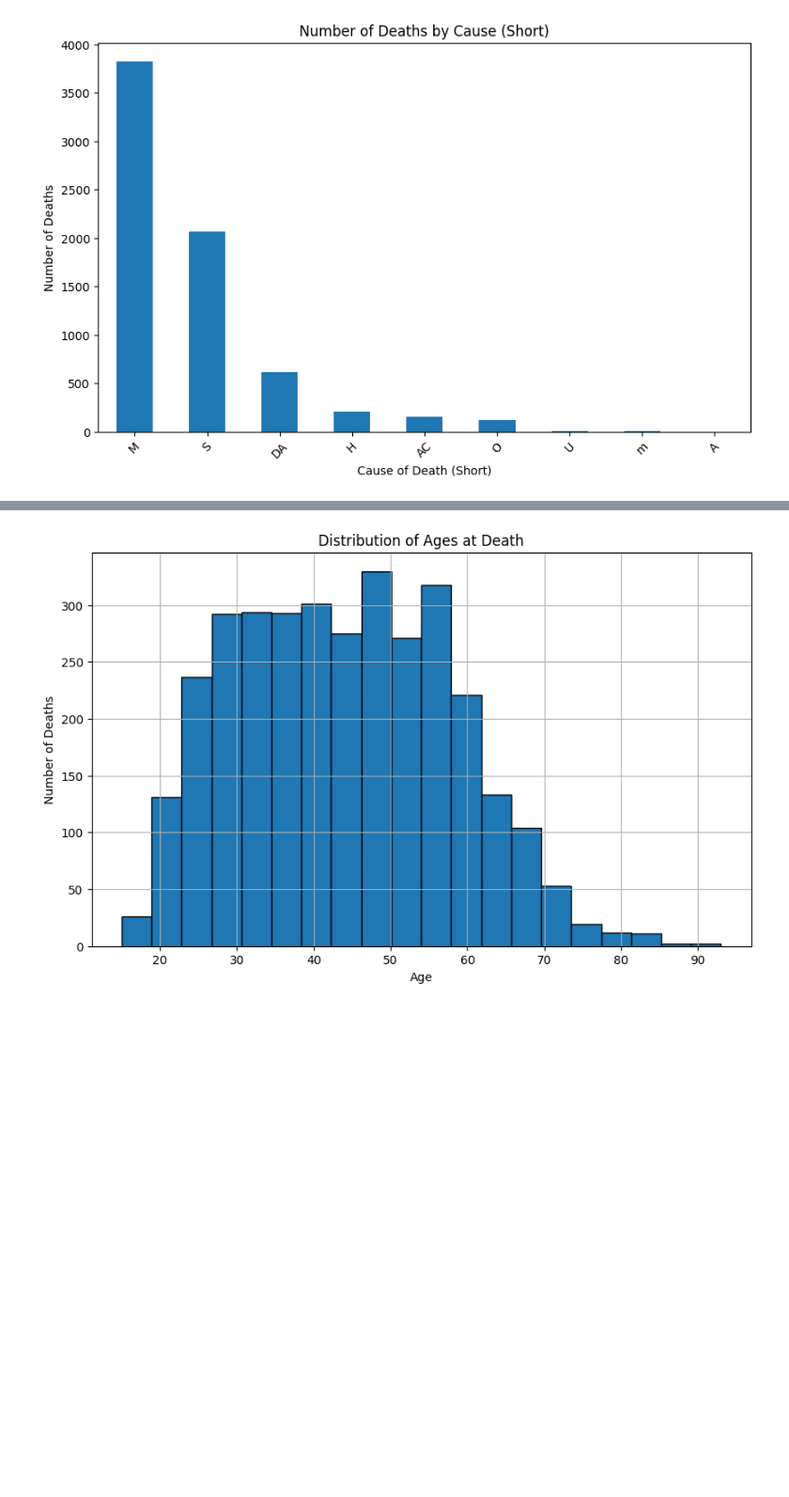
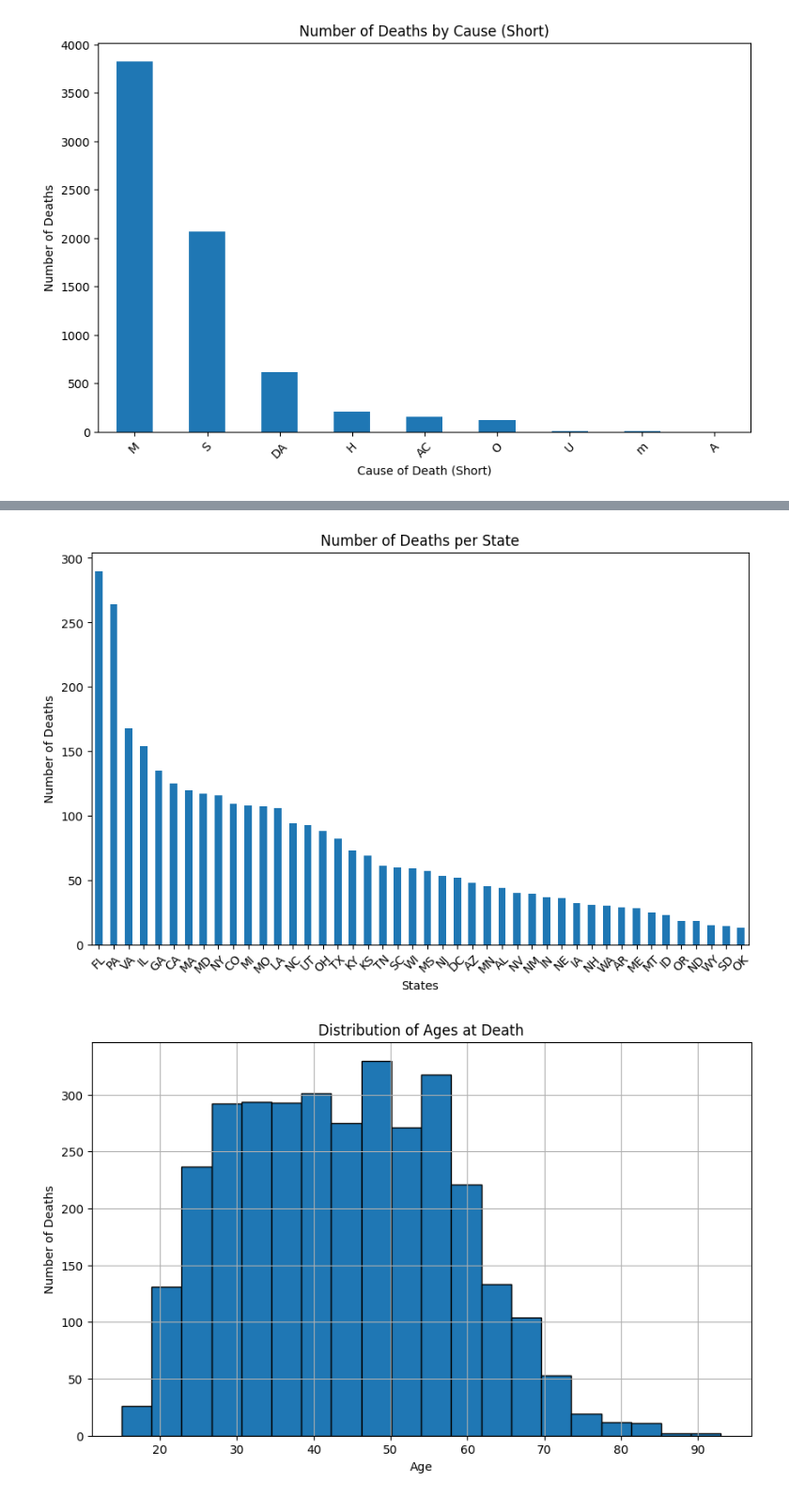
Before and after one commit to ndesai123/dgt-hum-140, a Jupyter notebook: Project.ipynb, the cells around one changed output, grey strips where cells are left out. Shown: that part at 94% size. Drawn from its saved outputs; the diff is of its cells as text; code cells hidden in the pictures; blank space fills up the shorter version.

Commit message:
fixed chart

```diff
--- a/Project.ipynb
+++ b/Project.ipynb
@@ -67,3 +43,16 @@ fig.show()
+# %%
+cause_counts = df['state'].value_counts().sort_values(ascending=False)
+
+# Create the bar chart
+plt.figure(figsize=(10, 6))
+cause_counts.plot(kind='bar')
+plt.xlabel('States')
+plt.ylabel('Number of Deaths')
+plt.title('Number of Deaths per State')
+plt.xticks(rotation=45)
+plt.show()
+# %% [output]
+[figure, added]
 # %%
 df = df.dropna(subset=['age'])
 
```
Also changed, not shown: parts of 2 cells of this notebook.
